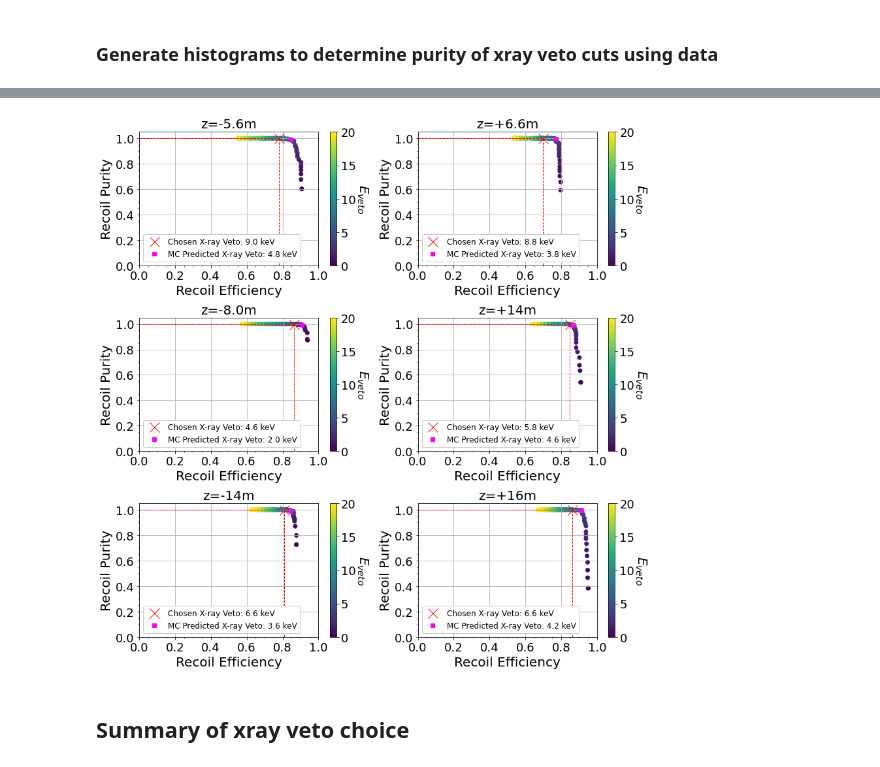
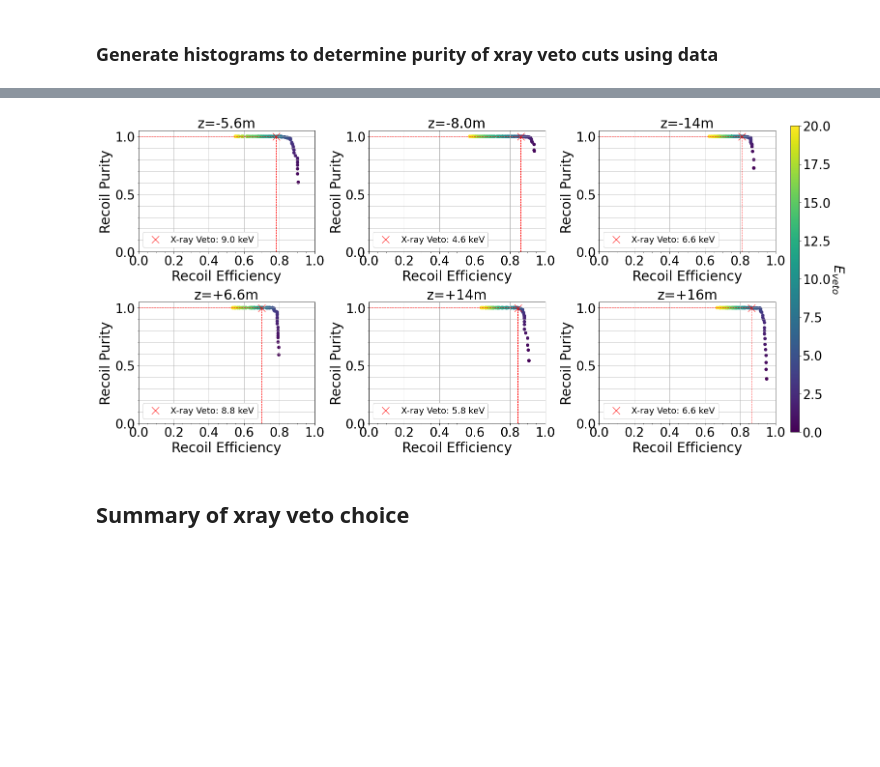
Before and after one commit to jschuel/jeff_workspace, a Jupyter notebook: analysis/phase3/with_sim/For_Sven.ipynb, the cells around one changed output, grey strips where cells are left out. Drawn from its saved outputs; the diff is of its cells as text; code cells hidden in the pictures; blank space fills up the shorter version.

```diff
--- a/analysis/phase3/with_sim/For_Sven.ipynb
+++ b/analysis/phase3/with_sim/For_Sven.ipynb
@@ -391,5 +391,5 @@ for tpc in ['palila', 'iiwi', 'tako', 'nene', 'elepaio', 'humu']:
 # %%
-tpc = 'nene'
+tpc = 'elepaio'
 #tmp = data[tpc].loc[data[tpc]['new_length']>900].index.to_numpy()
 e_leak_df = pd.DataFrame(e_leak[tpc])
 e_leak_df.columns = ['val']
@@ -403,44 +403,46 @@ data: 0.9958221308732845
 # %%
 
 crit = {'palila': 9.0, 'iiwi': 8.8, 'tako': 4.6, 'nene': 5.8, 'elepaio': 6.6, 'humu': 6.6} #actual chosen veto
 crit2 = {'palila': 4.8, 'iiwi': 3.8, 'tako': 2.0, 'nene': 4.6, 'elepaio': 3.6, 'humu': 4.2} #MC predicted veto
-plt.rc('legend', fontsize=12)
-plt.rc('xtick', labelsize=18)
-plt.rc('ytick', labelsize=18)
-plt.rc('axes', labelsize=20)
-plt.rc('axes', titlesize=20)
-fig, ax = plt.subplots(nrows = 3, ncols = 2, figsize = (12,12))
+plt.rc('legend', fontsize=18)
+plt.rc('xtick', labelsize=26)
+plt.rc('ytick', labelsize=26)
+plt.rc('axes', labelsize=28)
+plt.rc('axes', titlesize=28)
+fig, ax = plt.subplots(nrows = 2, ncols = 3, figsize = (20,10))
 i=1
 pos = ['z=-5.6m', 'z=+6.6m', 'z=-8.0m', 'z=+14m', 'z=-14m', 'z=+16m']
-axs = [ax[0,0], ax[0,1], ax[1,0], ax[1,1], ax[2,0], ax[2,1]]
+axs = [ax[0,0], ax[1,0], ax[0,1], ax[1,1], ax[0,2], ax[1,2]]
 for tpc in ['palila', 'iiwi', 'tako', 'nene', 'elepaio', 'humu']:
     df = pd.DataFrame()
     df['E'] = E
     df['purity'] = purity[tpc]
     df['efficiency'] = efficiency[tpc]
     #print(df.loc[np.abs(df['E']-crit[tpc])<0.0001].iloc[0])
     #plt.subplot(3,2,i)
     c=axs[i-1].scatter(efficiency[tpc],purity[tpc],c=E)#,norm=matplotlib.colors.LogNorm(vmin = 1, vmax = 20))
-    axs[i-1].plot(df.loc[np.abs(df['E']-crit[tpc])<0.0001]['efficiency'].iloc[0],df.loc[np.abs(df['E']-crit[tpc])<0.0001]['purity'].iloc[0],'x',markersize = 15,color = 'red',label='Chosen X-ray Veto: %s keV'%(round(crit[tpc],2)))
-    axs[i-1].plot(df.loc[np.abs(df['E']-crit2[tpc])<0.0001]['efficiency'].iloc[0],df.loc[np.abs(df['E']-crit2[tpc])<0.0001]['purity'].iloc[0],'s',markersize = 6,color = 'magenta',label='MC Predicted X-ray Veto: %s keV'%(round(crit2[tpc],2)))
+    axs[i-1].plot(df.loc[np.abs(df['E']-crit[tpc])<0.0001]['efficiency'].iloc[0],df.loc[np.abs(df['E']-crit[tpc])<0.0001]['purity'].iloc[0],'x',markersize = 15,color = 'red',label='X-ray Veto: %s keV'%(round(crit[tpc],2)))
+    #axs[i-1].plot(df.loc[np.abs(df['E']-crit2[tpc])<0.0001]['efficiency'].iloc[0],df.loc[np.abs(df['E']-crit2[tpc])<0.0001]['purity'].iloc[0],'s',markersize = 6,color = 'magenta',label='MC Predicted X-ray Veto: %s keV'%(round(crit2[tpc],2)))
     axs[i-1].hlines(df.loc[np.abs(df['E']-crit[tpc])<0.0001]['purity'].iloc[0], 0,df.loc[np.abs(df['E']-crit[tpc])<0.0001]['efficiency'].iloc[0],linestyle='--',lw = 1, color = 'red')
     axs[i-1].vlines(df.loc[np.abs(df['E']-crit[tpc])<0.0001]['efficiency'].iloc[0], 0,df.loc[np.abs(df['E']-crit[tpc])<0.0001]['purity'].iloc[0],linestyle='--',lw = 1, color = 'red')
-    plt.colorbar(c,ax=axs[i-1]).set_label(r'$E_{veto}$',rotation=270,labelpad=20)
     axs[i-1].set_xlabel('Recoil Efficiency')
     axs[i-1].set_ylabel('Recoil Purity')
     axs[i-1].set_xlim(0,1)
     axs[i-1].set_ylim(0,1.05)
-    axs[i-1].set_yticks([0,0.2,0.4,0.6,0.8,1.0])
+    axs[i-1].set_xticks([0,0.2,0.4,0.6,0.8,1.0])
     axs[i-1].xaxis.set_minor_locator(AutoMinorLocator())
     axs[i-1].yaxis.set_minor_locator(AutoMinorLocator())
     axs[i-1].set_title(pos[i-1])
     axs[i-1].legend(loc='lower left', framealpha = 1)
-    axs[i-1].grid()
+    axs[i-1].grid(axis = 'x')
+    axs[i-1].grid(axis = 'y', which = 'both')
     i+=1
+cbar_ax = fig.add_axes([1, 0.08, 0.012, 0.88])
+fig.colorbar(c,cax=cbar_ax).set_label(r'$E_{veto}$',rotation=270,labelpad=30)
 plt.tight_layout()
 plt.show()
 # %% [output]
-[figure, old version]
+[figure, new version]
 # %% [markdown]
 ## Summary of xray veto choice
 # %% [markdown]
```
Also changed, not shown: parts of 18 cells of this notebook, 2 other files.
